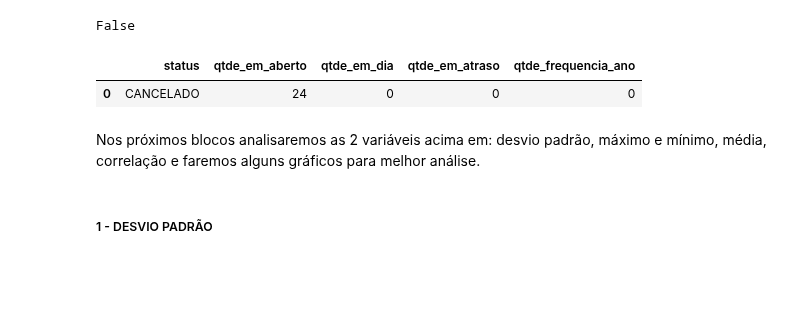
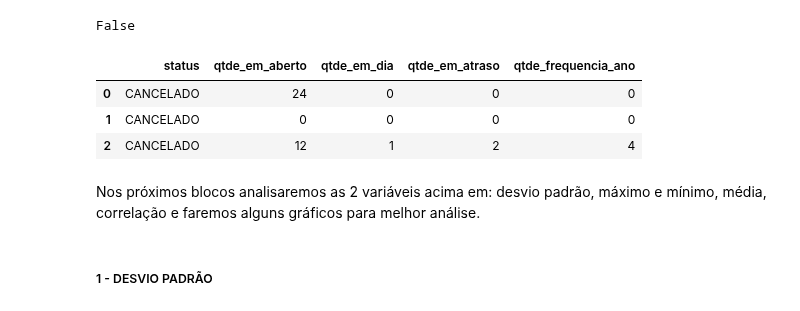
Before and after one commit to UesleiJf/projeto-preditivo, a Jupyter notebook: Projeto/Etapa-01/ANÁLISE ESTATÍSTICA DESCRITIVA.ipynb, the cells around one changed output. Saved outputs shown, nothing was run; the diff lists cells and outputs as text; code cells hidden in the pictures; blank space fills up the shorter version.

```diff
--- a/Projeto/Etapa-01/ANÁLISE ESTATÍSTICA DESCRITIVA.ipynb
+++ b/Projeto/Etapa-01/ANÁLISE ESTATÍSTICA DESCRITIVA.ipynb
@@ -19,11 +19,15 @@ False
 # %%
 # Removendo a coluna id_socio (não usaremos ela por enquanto)
 df.drop('id_socio', inplace=True, axis=1)
-# %%
-df.head(1)
-# %% [output]
-|  | status | qtde_em_aberto | qtde_em_dia | qtde_em_atraso | qtde_frequencia_ano |
-| 0 | CANCELADO | 24 | 0 | 0 | 0 |
+# %%
+# Visualizando o padrão e disposição do arquivo csv
+
+df.head(3)
+# %% [output]
+|  | status | qtde_em_aberto | qtde_em_dia | qtde_em_atraso | qtde_frequencia_ano |
+| 0 | CANCELADO | 24 | 0 | 0 | 0 |
+| 1 | CANCELADO | 0 | 0 | 0 | 0 |
+| 2 | CANCELADO | 12 | 1 | 2 | 4 |
 # %%
 # Separando o dataset por status = ATIVO ou CANCELADO
 
```
Also changed, not shown: parts of 7 cells of this notebook.
